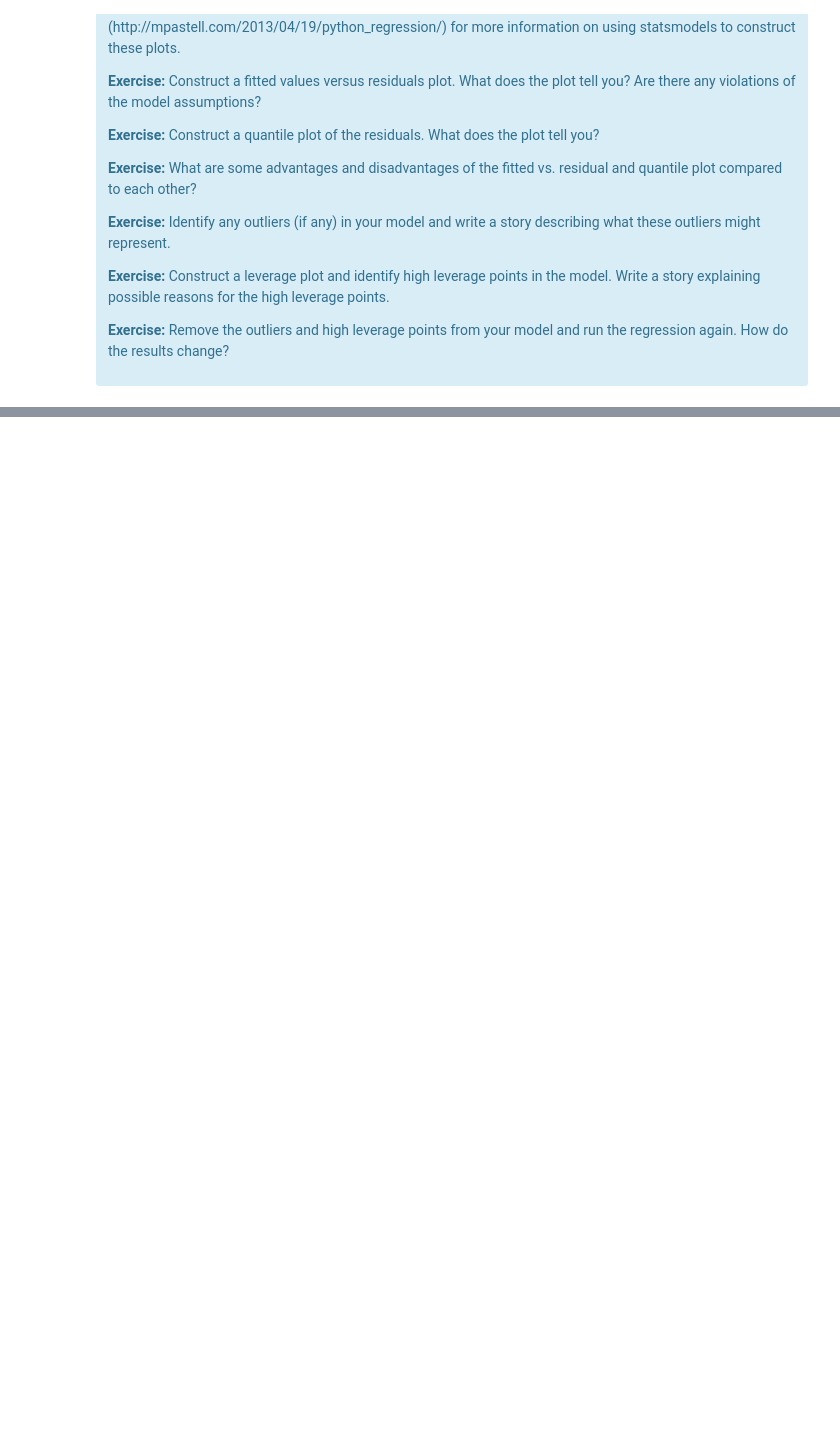
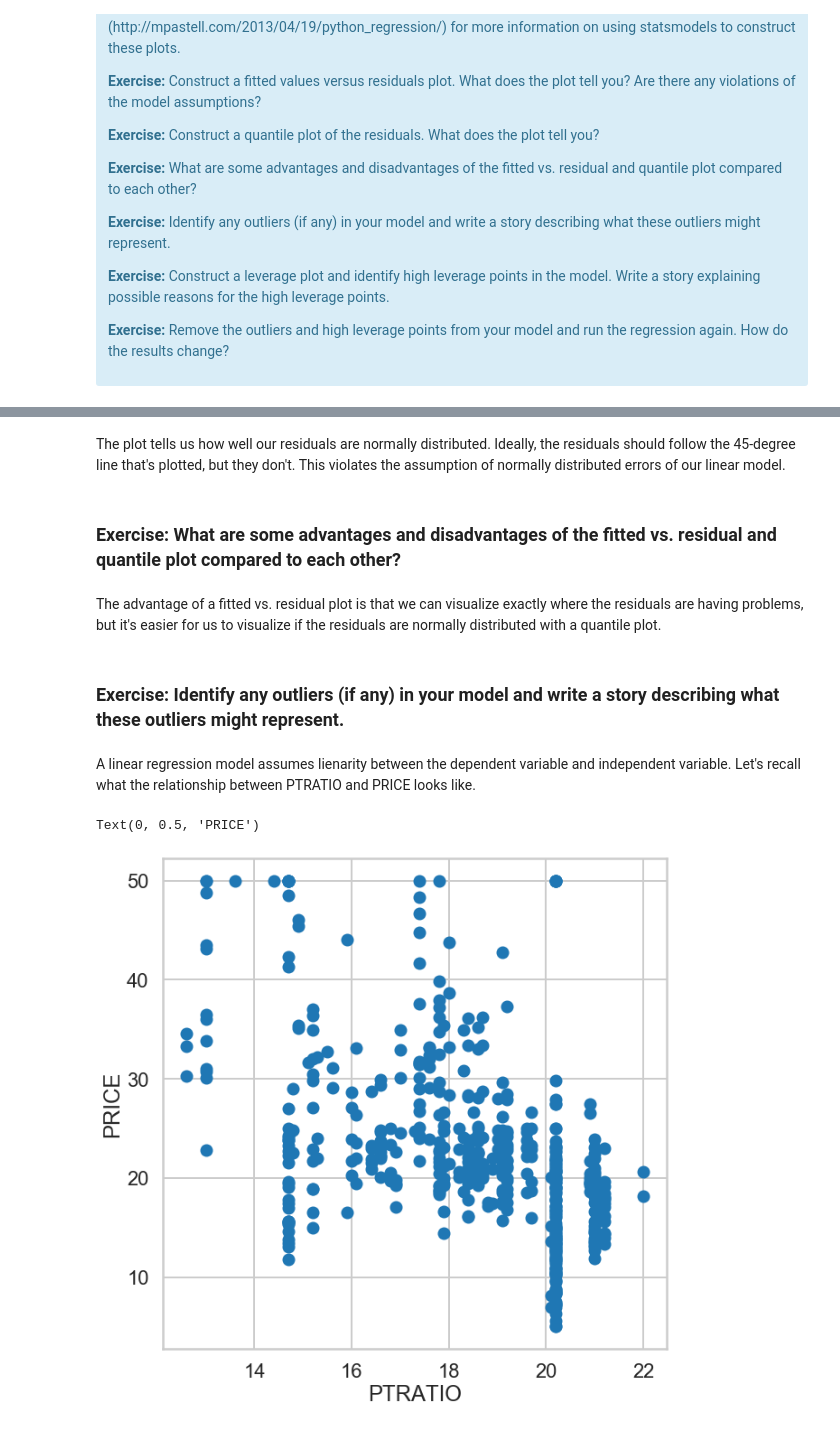
Before and after one commit to jiavila/Springboard, a Jupyter notebook: Projects/linear_regression/Mini_Project_Linear_Regression.ipynb, the cells around one changed output, grey strips where cells are left out. Drawn from its saved outputs; the diff is of its cells as text; code cells hidden in the pictures; blank space fills up the shorter version.

Commit message:
finished linear regression mini project

```diff
--- a/Projects/linear_regression/Mini_Project_Linear_Regression.ipynb
+++ b/Projects/linear_regression/Mini_Project_Linear_Regression.ipynb
@@ -791,0 +982,18 @@ There are some other issues that are important investigate with linear regressio
+# %% [markdown]
+The plot tells us how well our residuals are normally distributed. Ideally, the residuals should follow the 45-degree line that's  plotted, but they don't. This violates the assumption of normally distributed errors of our linear model.
+# %% [markdown]
+### Exercise: What are some advantages and disadvantages of the fitted vs. residual and quantile plot compared to each other?
+# %% [markdown]
+The advantage of a fitted vs. residual plot is that we can visualize exactly where the residuals are having problems, but it's easier for us to visualize if the residuals are normally distributed with a quantile plot.
+# %% [markdown]
+### Exercise: Identify any outliers (if any) in your model and write a story describing what these outliers might represent.
+# %% [markdown]
+A linear regression model assumes lienarity between the dependent variable and independent variable. Let's recall what the relationship between PTRATIO and PRICE looks like.
+# %%
+plt.figure(figsize=(10,10))
+plt.scatter(bos.PTRATIO, bos.PRICE)
+plt.xlabel('PTRATIO')
+plt.ylabel('PRICE')
+# %% [output]
+Text(0, 0.5, 'PRICE')
+[figure, added]
```
Also changed, not shown: parts of 55 cells of this notebook.
